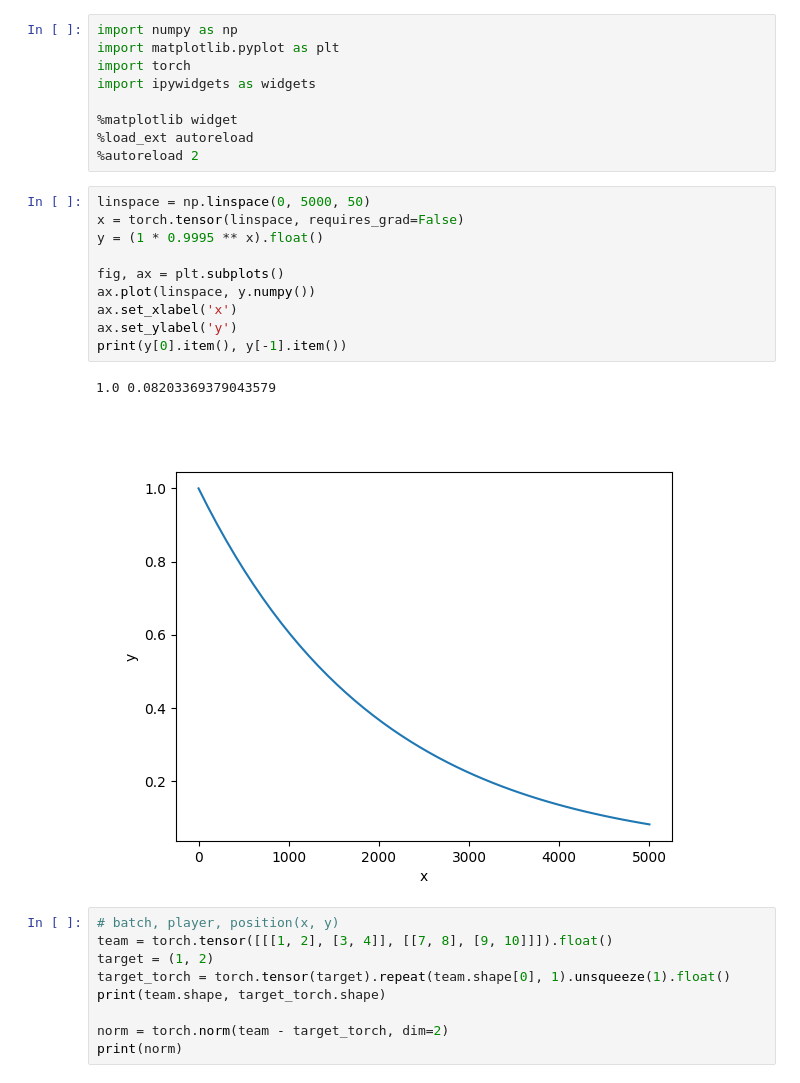
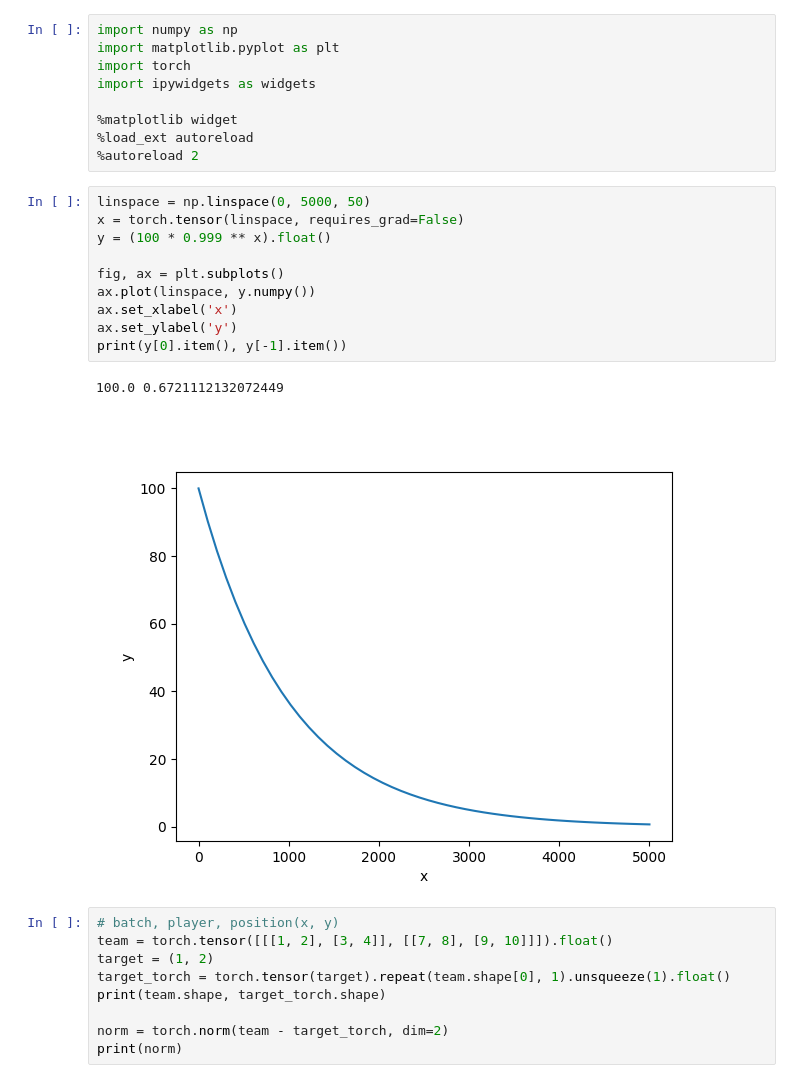
Before and after one commit to LiU-SeeGoals/controller, a Jupyter notebook: python_playground/test.ipynb, the cells around one changed output. Cells and saved outputs as stored; diff of their text form.

```diff
--- a/python_playground/test.ipynb
+++ b/python_playground/test.ipynb
@@ -10,16 +10,16 @@ import ipywidgets as widgets
 # %%
 linspace = np.linspace(0, 5000, 50)
 x = torch.tensor(linspace, requires_grad=False)
-y = (1 * 0.9995 ** x).float()
+y = (100 * 0.999 ** x).float()
 
 fig, ax = plt.subplots()
 ax.plot(linspace, y.numpy())
 ax.set_xlabel('x')
 ax.set_ylabel('y')
 print(y[0].item(), y[-1].item())
 # %% [output]
-1.0 0.08203369379043579
+100.0 0.6721112132072449
-[figure, old version]
+[figure, new version]
 # %%
 # batch, player, position(x, y)
 team = torch.tensor([[[1, 2], [3, 4]], [[7, 8], [9, 10]]]).float()
```
Also changed, not shown: parts of 2 cells of this notebook, 7 other files.
